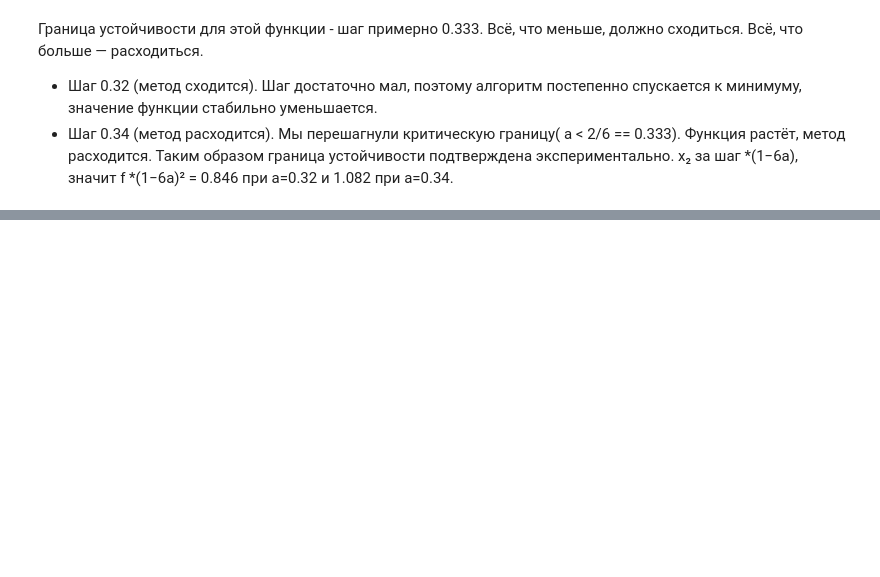
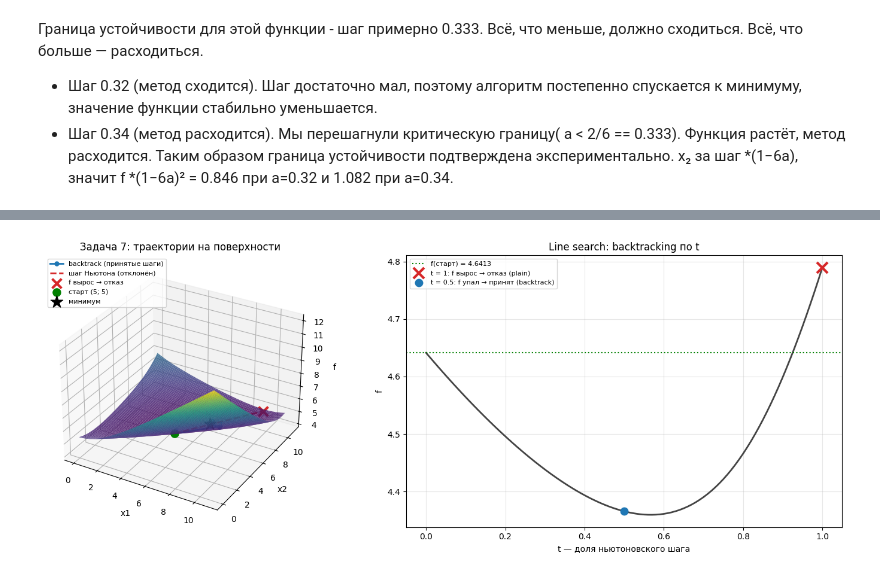
Before and after one commit to marymoroz1106/Brain_tumor_segmentation, a Jupyter notebook: chislennye-metody/gradient_descent.ipynb, the cells around one changed output, grey strips where cells are left out. Cells and saved outputs as stored; diff of their text form; code cells hidden in the pictures; blank space fills up the shorter version.

```diff
--- a/chislennye-metody/gradient_descent.ipynb
+++ b/chislennye-metody/gradient_descent.ipynb
@@ -867,3 +867,19 @@ success = False
 - Шаг 0.32 (метод сходится). Шаг достаточно мал, поэтому алгоритм постепенно спускается к минимуму, значение функции стабильно уменьшается.
 - Шаг 0.34 (метод расходится). Мы  перешагнули критическую границу( a < 2/6 == 0.333). Функция растёт, метод расходится.
 Таким образом граница устойчивости подтверждена экспериментально. x₂ за шаг *(1−6a), значит f *(1−6a)² = 0.846 при a=0.32 и 1.082 при a=0.34.
+# %%
+def numerical_hessian(f, x1, x2, h=1e-5):
+    f0 = f(x1, x2)
+
+    # Вторая производная по x1
+    f_xx = (f(x1 + h, x2) - 2 * f0 + f(x1 - h, x2)) / h**2
+
+    # Вторая производная по x2
+    f_yy = (f(x1, x2 + h) - 2 * f0 + f(x1, x2 - h)) / h**2
+
+    # Смешанная производная
+    f_xy = (f(x1 + h, x2 + h) - f(x1 + h, x2 - h)
+            - f(x1 - h, x2 + h) + f(x1 - h, x2 - h)) / (4 * h**2)
+
+    return [[f_xx, f_xy],
+            [f_xy, f_yy]]
@@ -869,0 +1260,69 @@ success = False
+# %%
+import numpy as np
+import matplotlib.pyplot as plt
+
+
+def f7_surf(u, v):
+    return (np.sqrt(4 + u**2) / 4 + np.sqrt((v - u)**2 + 9) / 2
+            + np.sqrt((10 - v)**2 + 4) / 3)
+
+
+# --- траектория backtrack (принятые точки) ---
+rb = gradient_descent_backtrack2D(task7, grad7, 5, 5, f2=hess7, max_iter=200)
+path = rb[5]
+
+# --- полный (отклонённый) ньютоновский шаг из старта ---
+g0 = grad7(5, 5); H0 = hess7(5, 5)
+det0 = H0[0][0] * H0[1][1] - H0[0][1] * H0[1][0]
+st1 = (g0[0] * H0[1][1] - g0[1] * H0[0][1]) / det0
+st2 = (H0[0][0] * g0[1] - H0[1][0] * g0[0]) / det0
+rej = (5 - st1, 5 - st2)
+
+# --- поверхность (сетка чуть шире [0,10]^2, чтобы был виден отклонённый шаг) ---
+us = np.linspace(0, 11, 160)
+vs = np.linspace(0, 11, 160)
+U, V = np.meshgrid(us, vs)
+Z = f7_surf(U, V)
+
+fig = plt.figure(figsize=(15, 5.5))
+
+# ---------- слева: 3D ----------
+ax = fig.add_subplot(1, 2, 1, projection='3d')
+ax.plot_surface(U, V, Z, cmap='viridis', alpha=0.85, edgecolor='none', rstride=2, cstride=2)
+
+px = [p[0] for p in path]; py = [p[1] for p in path]; pz = [task7(*p) for p in path]
+ax.plot(px, py, pz, '-o', color='#1f77b4', ms=5, lw=2, label='backtrack (принятые шаги)')
+for i, (x, y) in enumerate(path):
+    ax.text(x, y, task7(x, y), str(i), fontsize=8, color='#1f77b4')
+
+ax.plot([5, rej[0]], [5, rej[1]], [task7(5, 5), task7(*rej)], '--', color='#d62728', lw=2,
+        label='шаг Ньютона (отклонён)')
+ax.scatter([rej[0]], [rej[1]], [task7(*rej)], color='#d62728', marker='x', s=130, lw=3,
+           label='f вырос → отказ')
+ax.scatter([5], [5], [task7(5, 5)], color='green', s=90, label='старт (5; 5)')
+ax.scatter([6.3252], [7.9526], [task7(6.3252, 7.9526)], color='black', marker='*', s=230,
+           label='минимум')
+ax.set_xlabel('x1'); ax.set_ylabel('x2'); ax.set_zlabel('f')
+ax.set_title('Задача 7: траектории на поверхности')
+ax.legend(fontsize=8, loc='upper left')
+
+# ---------- справа: line search по t ----------
+ax2 = fig.add_subplot(1, 2, 2)
+ts = np.linspace(0, 1, 101)
+f_line = [task7(5 - t * st1, 5 - t * st2) for t in ts]
+ax2.plot(ts, f_line, color='#444444', lw=2)
+ax2.axhline(task7(5, 5), color='green', ls=':', lw=1.5, label='f(старт) = 4.6413')
+ax2.plot([1], [task7(*rej)], 'x', color='#d62728', ms=13, mew=3,
+         label='t = 1: f вырос → отказ (plain)')
+ax2.plot([0.5], [task7(5 - 0.5 * st1, 5 - 0.5 * st2)], 'o', color='#1f77b4', ms=9,
+         label='t = 0.5: f упал → принят (backtrack)')
+ax2.set_xlabel('t — доля ньютоновского шага')
+ax2.set_ylabel('f')
+ax2.set_title('Line search: backtracking по t')
+ax2.legend(fontsize=8)
+ax2.grid(alpha=0.3)
+
+plt.tight_layout()
+plt.show()
+# %% [output]
+[figure, added]
```
Also changed, not shown: parts of 8 cells of this notebook.
